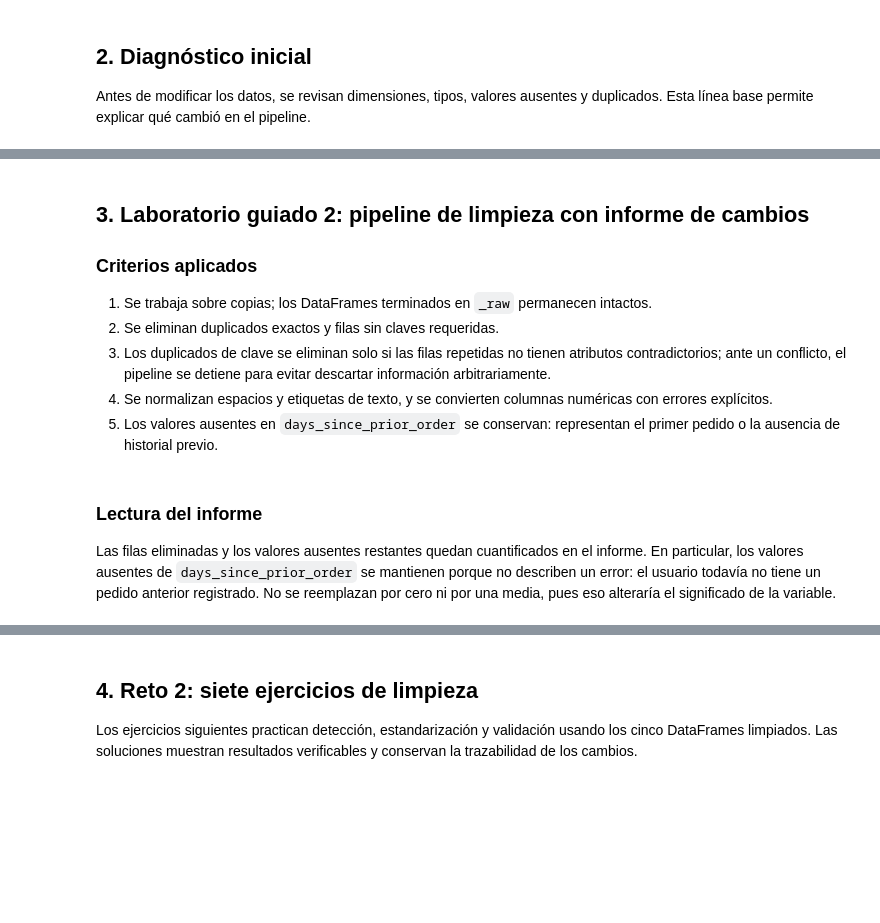
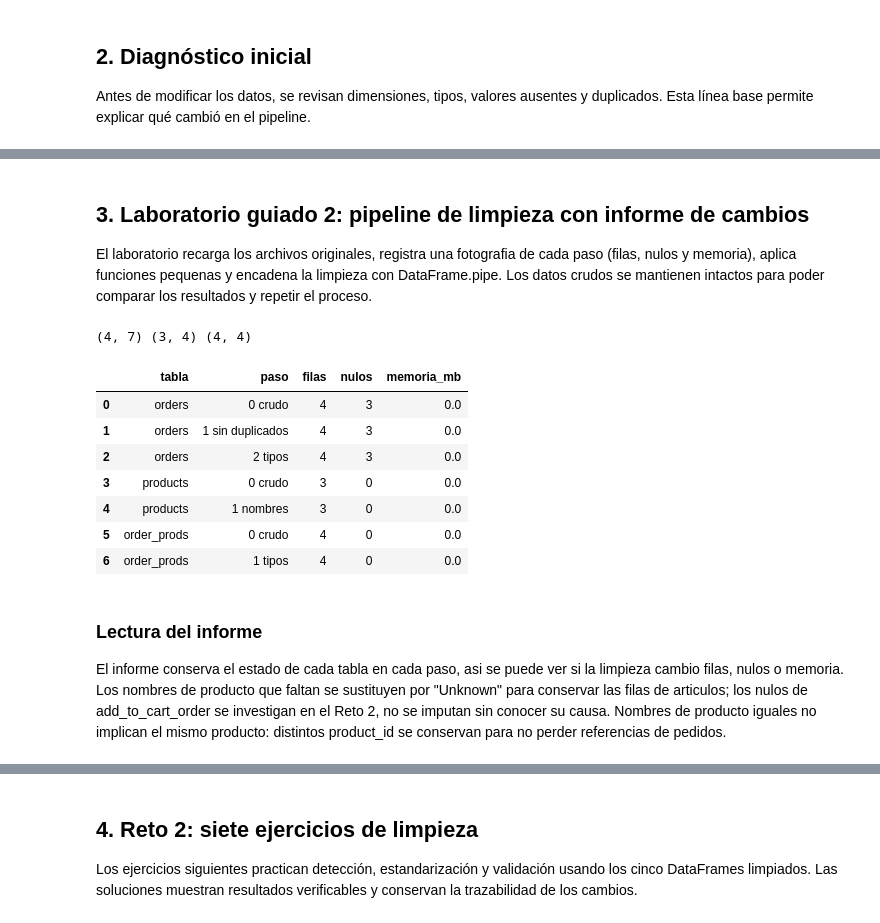
Before and after one commit to orozco231212/INSTARCARD_ANALISIS, a Jupyter notebook: instacart-analisis/notebooks/pandas_labs.ipynb, the cells around one changed output, grey strips where cells are left out. Saved outputs shown, nothing was run; the diff lists cells and outputs as text; code cells hidden in the pictures; blank space fills up the shorter version.

```diff
--- a/instacart-analisis/notebooks/pandas_labs.ipynb
+++ b/instacart-analisis/notebooks/pandas_labs.ipynb
@@ -82,11 +192,5 @@ for name, frame in raw_data.items():
 # %% [markdown]
 ## 3. Laboratorio guiado 2: pipeline de limpieza con informe de cambios
 
-### Criterios aplicados
-
-1. Se trabaja sobre copias; los DataFrames terminados en `_raw` permanecen intactos.
-2. Se eliminan duplicados exactos y filas sin claves requeridas.
-3. Los duplicados de clave se eliminan solo si las filas repetidas no tienen atributos contradictorios; ante un conflicto, el pipeline se detiene para evitar descartar información arbitrariamente.
-4. Se normalizan espacios y etiquetas de texto, y se convierten columnas numéricas con errores explícitos.
-5. Los valores ausentes en `days_since_prior_order` se conservan: representan el primer pedido o la ausencia de historial previo.
+El laboratorio recarga los archivos originales, registra una fotografia de cada paso (filas, nulos y memoria), aplica funciones pequenas y encadena la limpieza con DataFrame.pipe. Los datos crudos se mantienen intactos para poder comparar los resultados y repetir el proceso.
 # %%
@@ -137,23 +252,9 @@ def clean_table(frame, key_columns, table_name):
 # %%
-table_specs = {
-    "instacart_orders": (orders_raw, ["order_id"]),
-    "order_products": (order_products_raw, ["order_id", "product_id"]),
-    "products": (products_raw, ["product_id"]),
-    "aisles": (aisles_raw, ["aisle_id"]),
-    "departments": (departments_raw, ["department_id"]),
-}
+orders_crudo = pd.read_csv(DATA_DIR / "instacart_orders.csv", sep=";")
+products_crudo = pd.read_csv(DATA_DIR / "products.csv", sep=";")
+op_crudo = pd.read_csv(DATA_DIR / "order_products.csv", sep=";")
 
-cleaned_data = {}
-change_records = []
-for table_name, (frame, key_columns) in table_specs.items():
-    cleaned_data[table_name], change = clean_table(
-        frame, key_columns, table_name
-    )
-    change_records.append(change)
-
-orders_clean = cleaned_data["instacart_orders"]
-order_products_clean = cleaned_data["order_products"]
-products_clean = cleaned_data["products"]
-aisles_clean = cleaned_data["aisles"]
-departments_clean = cleaned_data["departments"]
+print(orders_crudo.shape, products_crudo.shape, op_crudo.shape)
+# %% [output]
+(4, 7) (3, 4) (4, 4)
 # %%
@@ -195,26 +287,17 @@ print("Texto normalizado y tipos de datos estandarizados.")
 # %%
-cleaning_report = pd.DataFrame(change_records)
+cleaning_report = pd.DataFrame(registro)
 display(cleaning_report)
-
-missing_after = pd.DataFrame(
-    [
-        {
-            "tabla": table_name,
-            "columna": column,
-            "valores_ausentes": int(count),
-        }
-        for table_name, frame in cleaned_data.items()
-        for column, count in frame.isna().sum().items()
-        if count > 0
-    ]
-)
-
-if missing_after.empty:
-    print("No quedan valores ausentes después de limpiar las claves.")
-else:
-    display(missing_after)
+# %% [output]
+|  | tabla | paso | filas | nulos | memoria_mb |
+| 0 | orders | 0 crudo | 4 | 3 | 0.0 |
+| 1 | orders | 1 sin duplicados | 4 | 3 | 0.0 |
+| 2 | orders | 2 tipos | 4 | 3 | 0.0 |
+| 3 | products | 0 crudo | 3 | 0 | 0.0 |
+| 4 | products | 1 nombres | 3 | 0 | 0.0 |
+| 5 | order_prods | 0 crudo | 4 | 0 | 0.0 |
+| 6 | order_prods | 1 tipos | 4 | 0 | 0.0 |
 # %% [markdown]
 ### Lectura del informe
 
-Las filas eliminadas y los valores ausentes restantes quedan cuantificados en el informe. En particular, los valores ausentes de `days_since_prior_order` se mantienen porque no describen un error: el usuario todavía no tiene un pedido anterior registrado. No se reemplazan por cero ni por una media, pues eso alteraría el significado de la variable.
+El informe conserva el estado de cada tabla en cada paso, asi se puede ver si la limpieza cambio filas, nulos o memoria. Los nombres de producto que faltan se sustituyen por "Unknown" para conservar las filas de articulos; los nulos de add_to_cart_order se investigan en el Reto 2, no se imputan sin conocer su causa. Nombres de producto iguales no implican el mismo producto: distintos product_id se conservan para no perder referencias de pedidos.
 # %%
```
Also changed, not shown: parts of 27 cells of this notebook.
